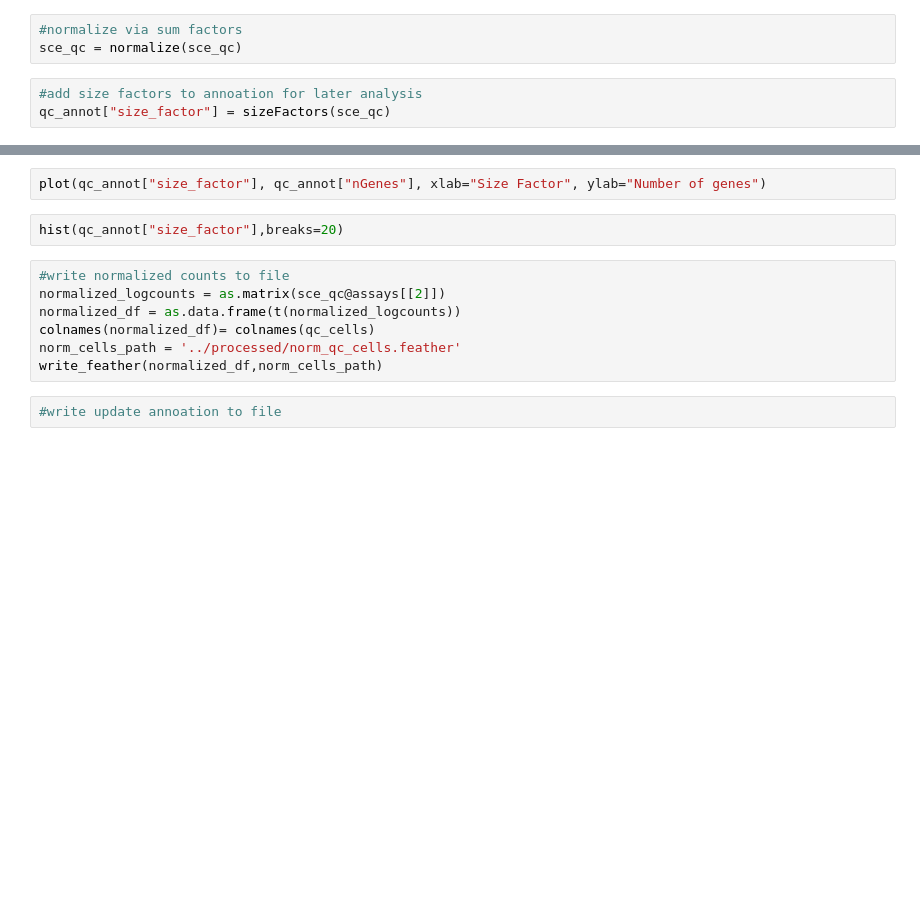
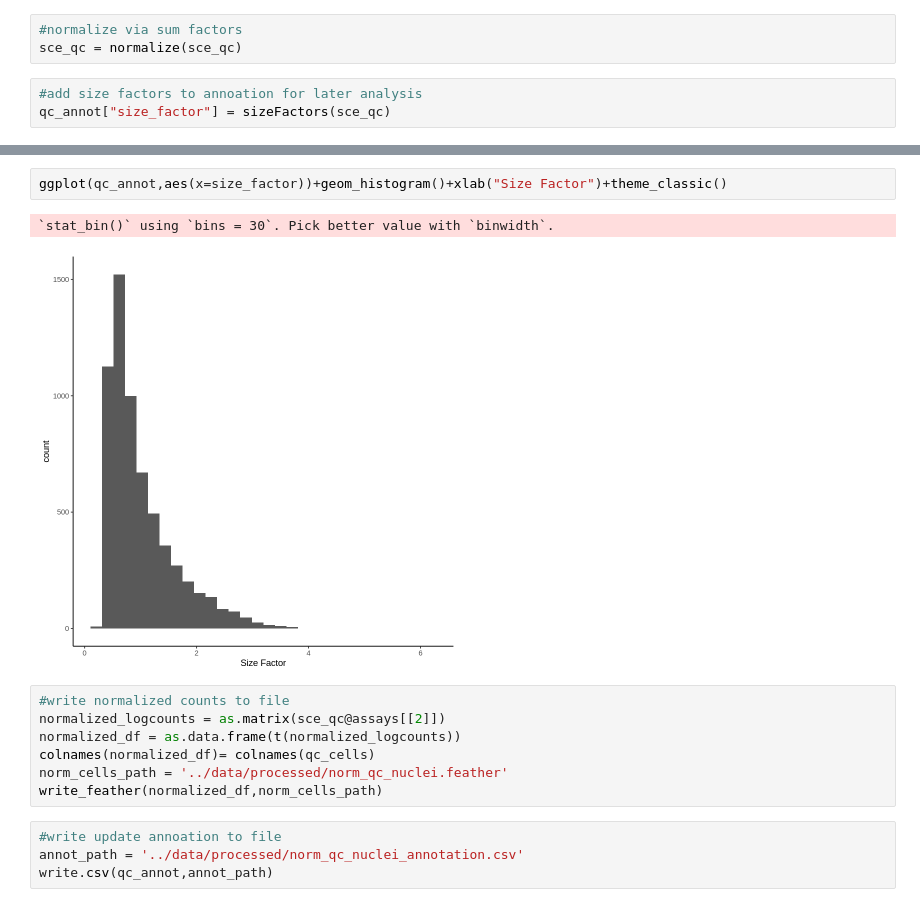
Before and after one commit to pfenninglab/nhp_snrna_striatum_analysis, a Jupyter notebook: analysis/scran_normalization.ipynb, the cells around one changed output, grey strips where cells are left out. Saved outputs shown, nothing was run; the diff lists cells and outputs as text; blank space fills up the shorter version.

```diff
--- a/analysis/scran_normalization.ipynb
+++ b/analysis/scran_normalization.ipynb
@@ -42,13 +50,16 @@ plot(qc_annot["size_factor"], qc_annot["nUMIs"], xlab="Size Factor", ylab="Numbe
 # %%
-plot(qc_annot["size_factor"], qc_annot["nGenes"], xlab="Size Factor", ylab="Number of genes")
+ggplot(qc_annot,aes(x=size_factor))+geom_histogram()+xlab("Size Factor")+theme_classic()
+# %% [output]
+`stat_bin()` using `bins = 30`. Pick better value with `binwidth`.
+[figure, added]
-# %%
-hist(qc_annot["size_factor"],breaks=20)
 # %%
 #write normalized counts to file
 normalized_logcounts = as.matrix(sce_qc@assays[[2]])
 normalized_df = as.data.frame(t(normalized_logcounts))
 colnames(normalized_df)= colnames(qc_cells)
-norm_cells_path = '../processed/norm_qc_cells.feather'
+norm_cells_path = '../data/processed/norm_qc_nuclei.feather'
 write_feather(normalized_df,norm_cells_path)
 # %%
 #write update annoation to file
+annot_path = '../data/processed/norm_qc_nuclei_annotation.csv'
+write.csv(qc_annot,annot_path)
```
Also changed, not shown: parts of 5 cells of this notebook, 1 other file.
